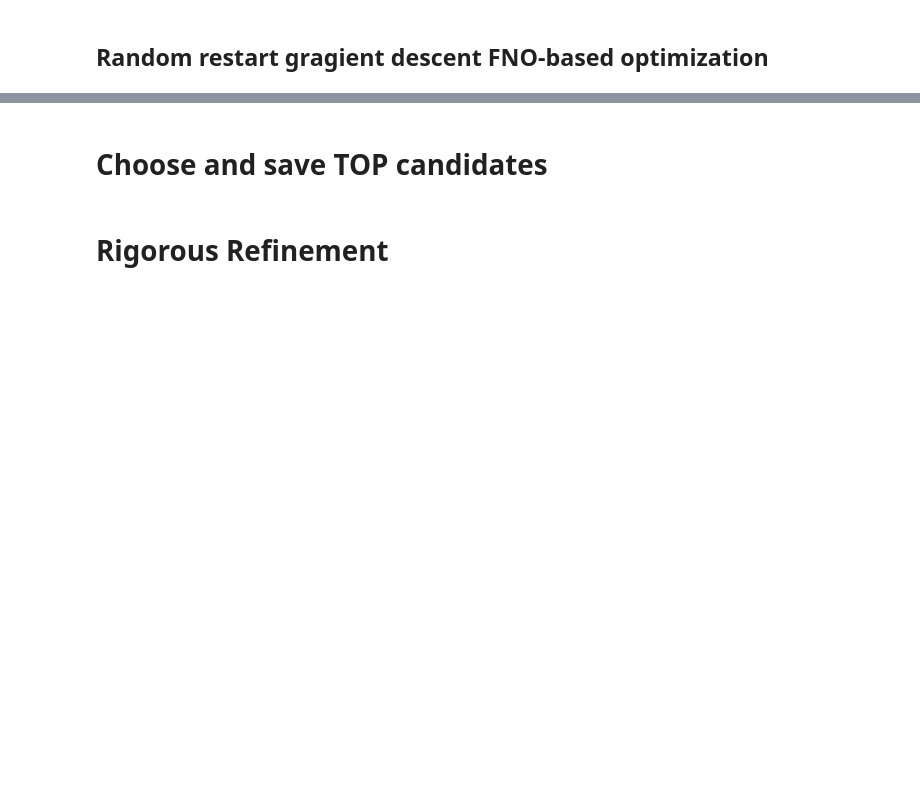
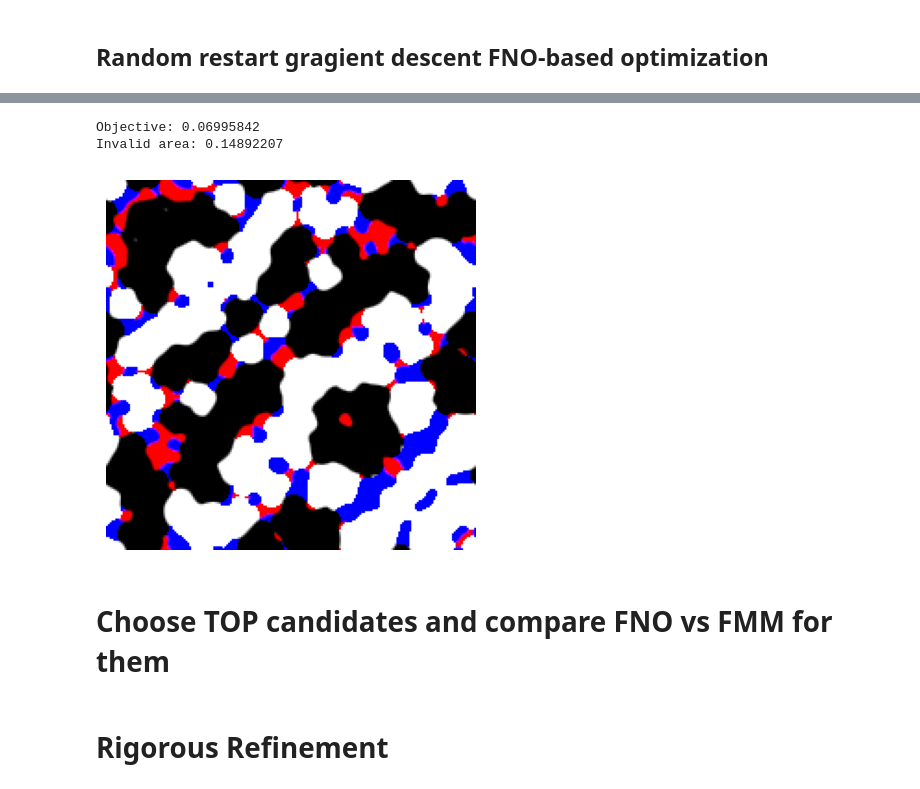
Before and after one commit to levdik/fmmeta, a Jupyter notebook: Design Freeform RGB Sorter.ipynb, the cells around one changed output, grey strips where cells are left out. Drawn from its saved outputs; the diff is of its cells as text; code cells hidden in the pictures; blank space fills up the shorter version.

```diff
--- a/Design Freeform RGB Sorter.ipynb
+++ b/Design Freeform RGB Sorter.ipynb
@@ -105,28 +112,28 @@ def objective(x, true_sim, penalty_coeff):
 # %% [markdown]
 ## Random restart gragient descent FNO-based optimization
 # %%
-learning_rate = 1e-2
-loss_value_and_grad_fn = jax.value_and_grad(lambda x, pc: objective(x, true_sim=False, penalty_coeff=pc), argnums=0)
-optimizer = optax.adam(learning_rate)
+loss_value_and_grad_ai = jax.value_and_grad(lambda x, pc: objective(x, true_sim=False, penalty_coeff=pc), argnums=0)
+optimizer = optax.adam(learning_rate=1e-2)
 
-n_restarts = 5
+n_restarts = 2
 n_steps = 500
 
-# penalty_coeff_schedule = optax.schedules.exponential_decay(init_value=1, decay_rate=100, transition_steps=n_steps)
-penalty_coeff_schedule = optax.schedules.linear_schedule(init_value=1, end_value=100, transition_steps=int(n_steps * 0.8))
+penalty_transition_steps = int(n_steps * 0.8)
+penalty_coeff_schedule = optax.schedules.linear_schedule(
+    init_value=1, end_value=100, transition_steps=penalty_transition_steps)
 
 overall_best_x = None
 overall_max_f = -1e10
 max_f_history = []
-final_x_history = []
+best_x_history = []
 
 @jax.jit
-def ai_manygrad_step(x, opt_state, penalty_coeff):
-    obj_f, grad = loss_value_and_grad_fn(x, penalty_coeff)
+def ai_step(x, opt_state, penalty_coeff):
+    obj_f, grad = loss_value_and_grad_ai(x, penalty_coeff)
     updates, opt_state = optimizer.update(-grad, opt_state)
     x = optax.apply_updates(x, updates)
     x = jnp.clip(x, topology.minval, topology.maxval)
-    return x, opt_state, obj_f, grad
+    return x, opt_state, obj_f
 
 for rng_seed in range(n_restarts):
     x_init = jax.random.uniform(
@@ -139,11 +146,11 @@ for rng_seed in range(n_restarts):
 
     x = x_init
     max_f = -1e10
-    best_x = x
+    best_x = None
 
     for i in range(n_steps):
-        new_x, opt_state, obj_f, grad = ai_manygrad_step(x, opt_state, penalty_coeff_schedule(i))
-        if obj_f > max_f:
+        new_x, opt_state, obj_f = ai_step(x, opt_state, penalty_coeff_schedule(i))
+        if i >= penalty_transition_steps and obj_f > max_f:
             max_f = obj_f
             best_x = x
         x = new_x
@@ -153,5 +160,5 @@ for rng_seed in range(n_restarts):
         overall_max_f = max_f
         overall_best_x = best_x
     max_f_history.append(max_f)
-    final_x_history.append(x)
+    best_x_history.append(best_x)
     print(rng_seed, max_f, overall_max_f)
@@ -175,6 +183,20 @@ print('Min width in pixels:', min_width_px_1, 'which corresponds to', min_width_
 # %%
-pattern = topology(x_to_inspect, n_px_1)
-invalid_solid = detect_too_thin_solid(pattern, min_width_px_1)
-plt.imshow(np.stack([pattern, pattern - invalid_solid, pattern - invalid_solid], axis=-1))
+x_to_inspect = best_x_history[0]
+print('Objective:', max_f_history[0])
+print('Invalid area:', too_thin_area(topology(x_to_inspect, n_px_constraints), min_width_px))
+
+pattern = topology(x_to_inspect, n_px_constraints)
+invalid_solid = detect_too_thin_solid(pattern, min_width_px)
+invalid_void = detect_too_thin_void(pattern, min_width_px)
+
+r = pattern * np.logical_not(np.logical_and(invalid_solid == 0, invalid_void > 0))
+g = pattern * np.logical_and(invalid_solid == 0, invalid_void == 0)
+b = pattern * np.logical_and(invalid_solid == 0, invalid_void == 0) + (invalid_void > 0)
+
+plt.imshow(np.stack([r, g, b], axis=-1))
 plt.axis('off')
 plt.show()
+# %% [output]
+Objective: 0.06995842
+Invalid area: 0.14892207
+[figure, added]
@@ -186,4 +203,4 @@ plt.show()
 # %% [markdown]
-# Choose and save TOP candidates
+# Choose TOP candidates and compare FNO vs FMM for them
 # %%
 n_top = 10
```
Also changed, not shown: parts of 17 cells of this notebook.
